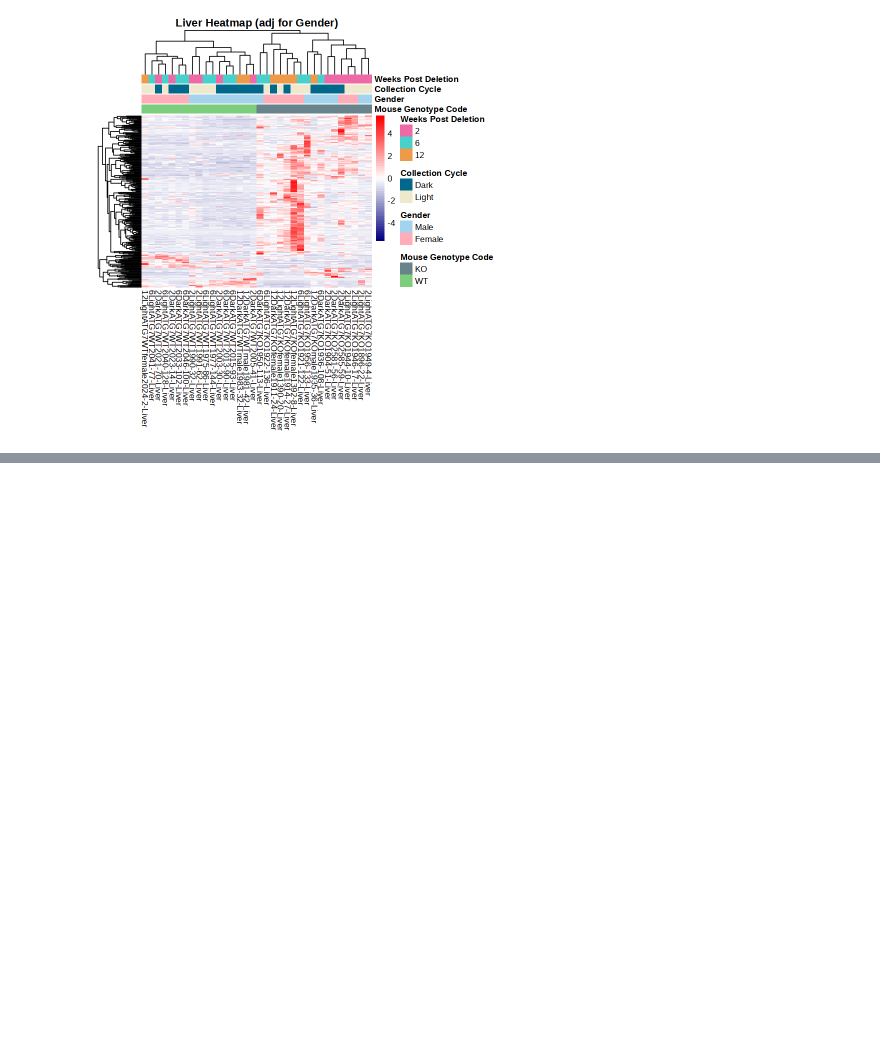
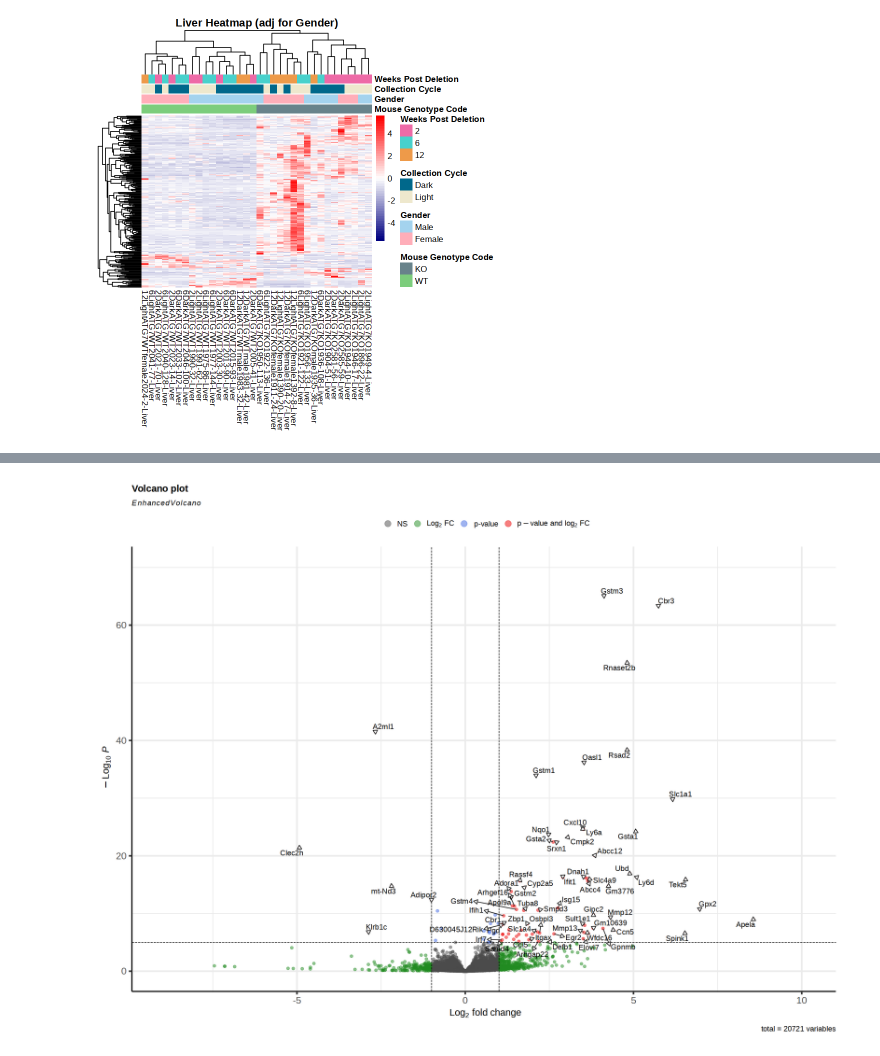
Before and after one commit to pritykinlab/bulkrna-differential-analysis, a Jupyter notebook: agt7/agt7_analyses.ipynb, the cells around one changed output, grey strips where cells are left out. Cells and saved outputs as stored; diff of their text form; code cells hidden in the pictures; blank space fills up the shorter version.

Commit message:
add volcano plots and shorten output from deseq

```diff
--- a/agt7/agt7_analyses.ipynb
+++ b/agt7/agt7_analyses.ipynb
@@ -403,3 +404,10 @@ pheatmap(mat_liver_hm_adj_gender, scale = "row", color = colorRampPalette(c("nav
          clustering_distance_cols = "correlation", main = "Liver Heatmap (adj for Gender)")
 # %% [output]
 [figure]
+# %%
+# enlarge the frame of the plot
+options(repr.plot.width = 20, repr.plot.height = 15)
+
+# volcano plot with no adjustors
+EnhancedVolcano(res_liver_no_adj$res, lab = rownames(res_liver_no_adj$res), x = "log2FoldChange", y = "padj", drawConnectors = TRUE, title = "Volcano plot")
+# %% [output]
@@ -405,0 +416 @@ pheatmap(mat_liver_hm_adj_gender, scale = "row", color = colorRampPalette(c("nav
+[figure, added]
```
Also changed, not shown: parts of 4 cells of this notebook, 2 other files.
